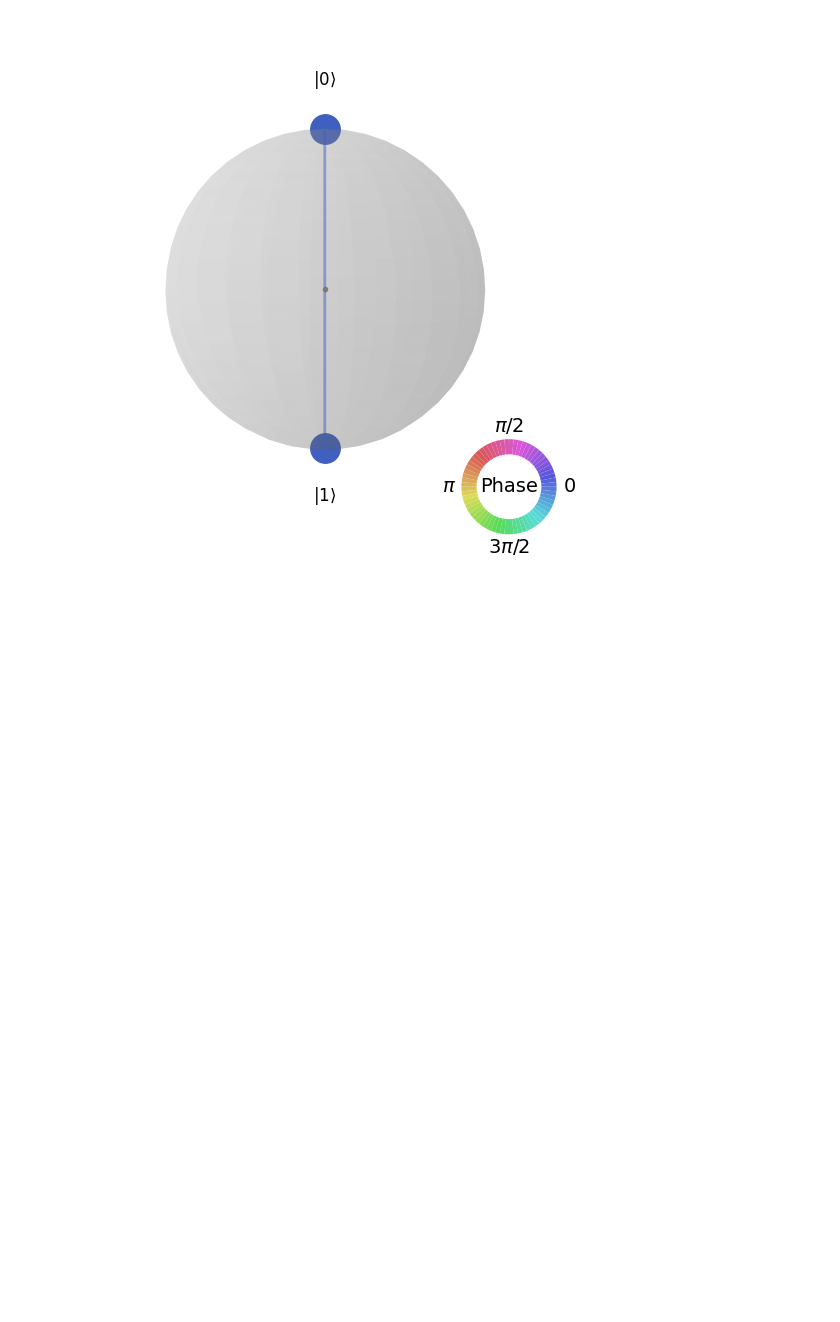
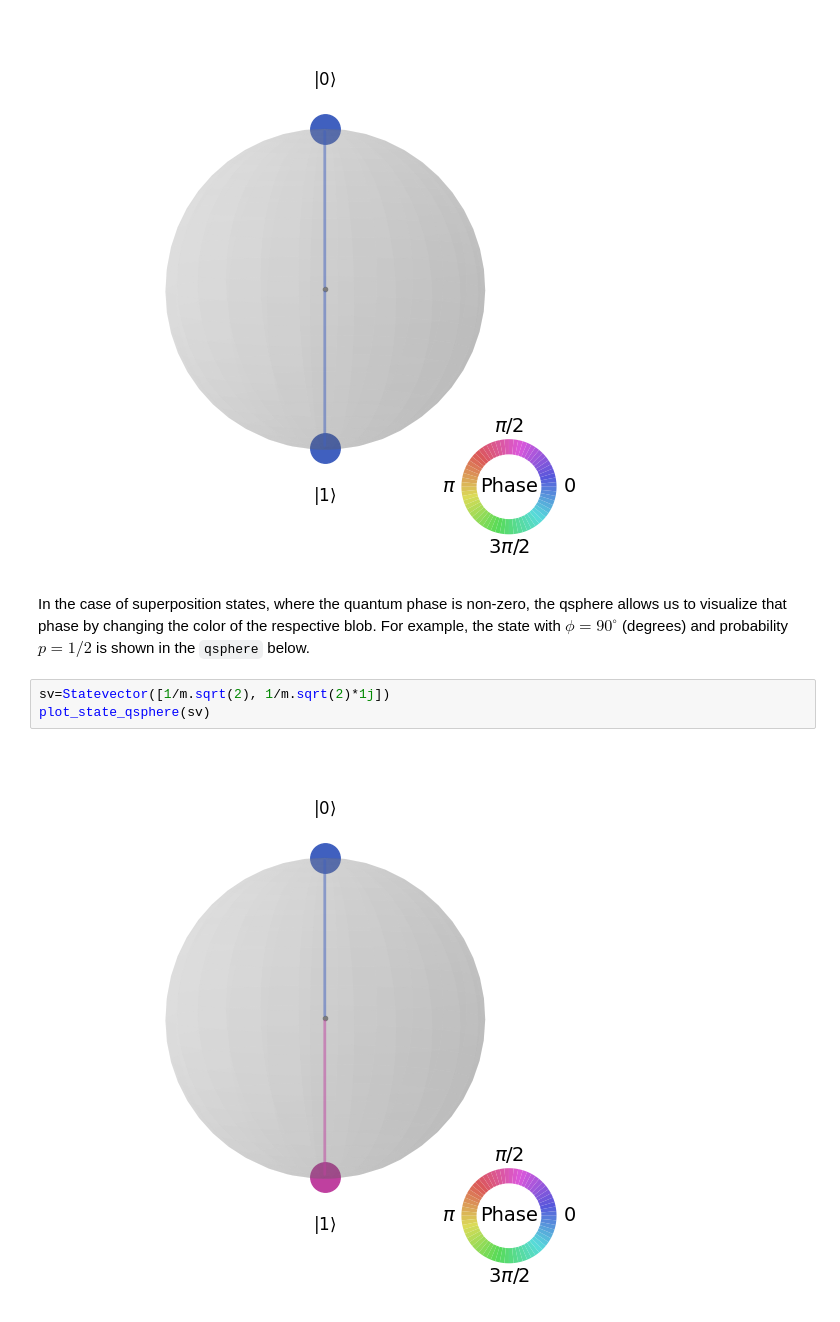
Before and after one commit to ManishSahani24/Quantum-Information-and-Computing, a Jupyter notebook: 1st step in Quantum Computing.ipynb, the cells around one changed output. Drawn from its saved outputs; the diff is of its cells as text; blank space fills up the shorter version.

```diff
--- a/1st step in Quantum Computing.ipynb
+++ b/1st step in Quantum Computing.ipynb
@@ -184,3 +150,10 @@ sv = Statevector([1/m.sqrt(2), 1/m.sqrt(2)])
 plot_state_qsphere(sv)
 # %% [output]
 [figure]
+# %% [markdown]
+In the case of superposition states, where the quantum phase is non-zero, the qsphere allows us to visualize that phase by changing the color of the respective blob. For example, the state with $\phi = 90^\circ$ (degrees) and probability $p = 1/2$ is shown in the `qsphere` below.
+# %%
+sv=Statevector([1/m.sqrt(2), 1/m.sqrt(2)*1j])
+plot_state_qsphere(sv)
+# %% [output]
+[figure, added]
```
Also changed, not shown: parts of 19 cells of this notebook.
